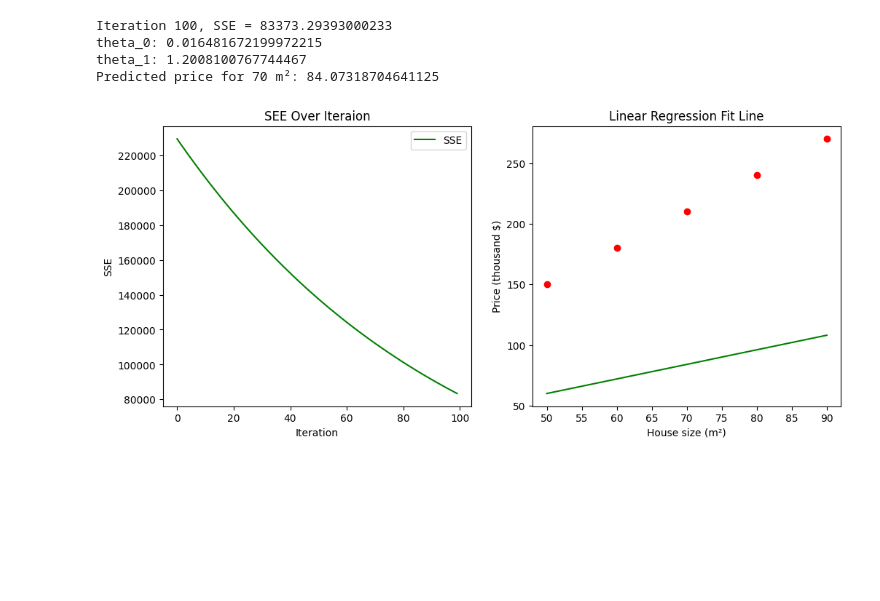
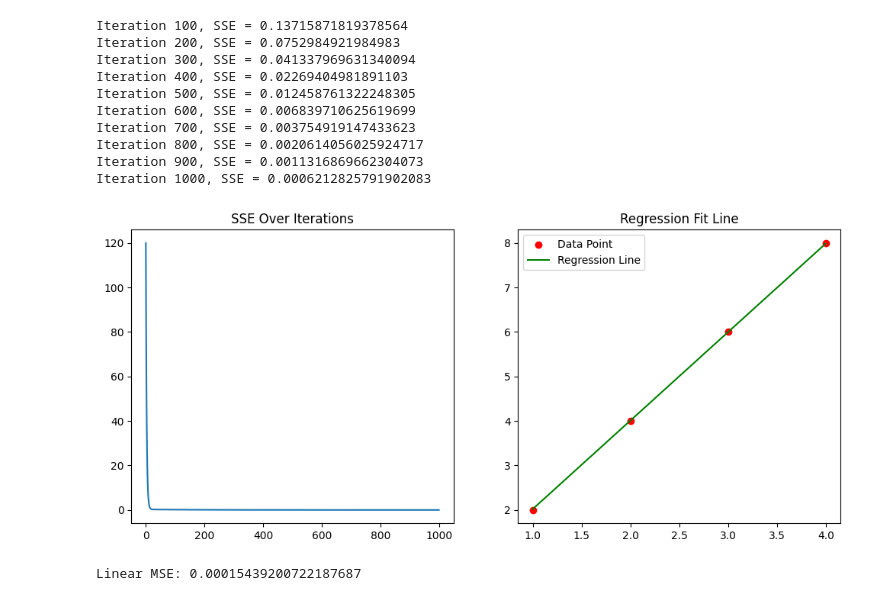
Before and after one commit to Basmala-Ahmedd/DEPI-ONL4_AIS2_S2, a Jupyter notebook: Machine Learning/Tasks/Task_1/Test.ipynb, the cells around one changed output. Cells and saved outputs as stored; diff of their text form; code cells hidden in the pictures; blank space fills up the shorter version.

```diff
--- a/Machine Learning/Tasks/Task_1/Test.ipynb
+++ b/Machine Learning/Tasks/Task_1/Test.ipynb
@@ -43,14 +5,29 @@ Predicted price for 70 m²: -1.0050735957286421e+273
-# %%
-model_small = LinearRegression_Basmala(alpha=0.000001, num_iters=100)
-model_small.fit(X, y)
-print("theta_0:", model_small.theta_0)
-print("theta_1:", model_small.theta_1)
-predicted_price = model_small.predict(70)
-print("Predicted price for 70 m²:", predicted_price)
-model_small.plot_training(X,y)
-# %% [output]
-Iteration 100, SSE = 83373.29393000233
-theta_0: 0.016481672199972215
-theta_1: 1.2008100767744467
-Predicted price for 70 m²: 84.07318704641125
-[figure, removed]
+# %%
+X = np.array([[1],[2],[3],[4]])
+y = np.array([2,4,6,8])
+# %%
+model_linear = LinearModel_Basmala(
+    alpha=0.01,
+    num_iters=1000,
+    degree=1,
+    regularization=None
+)
+
+model_linear.fit(X, y)
+model_linear.plot_training(X, y)
+plt.show()
+
+print("Linear MSE:", model_linear.mse(X, y))
+# %% [output]
+Iteration 100, SSE = 0.13715871819378564
+Iteration 200, SSE = 0.0752984921984983
+Iteration 300, SSE = 0.041337969631340094
+Iteration 400, SSE = 0.02269404981891103
+Iteration 500, SSE = 0.012458761322248305
+Iteration 600, SSE = 0.006839710625619699
+Iteration 700, SSE = 0.003754919147433623
+Iteration 800, SSE = 0.0020614056025924717
+Iteration 900, SSE = 0.0011316869662304073
+Iteration 1000, SSE = 0.0006212825791902083
+[figure, added]
+Linear MSE: 0.00015439200722187687
```
Also changed, not shown: parts of 10 cells of this notebook, 1 other file.
